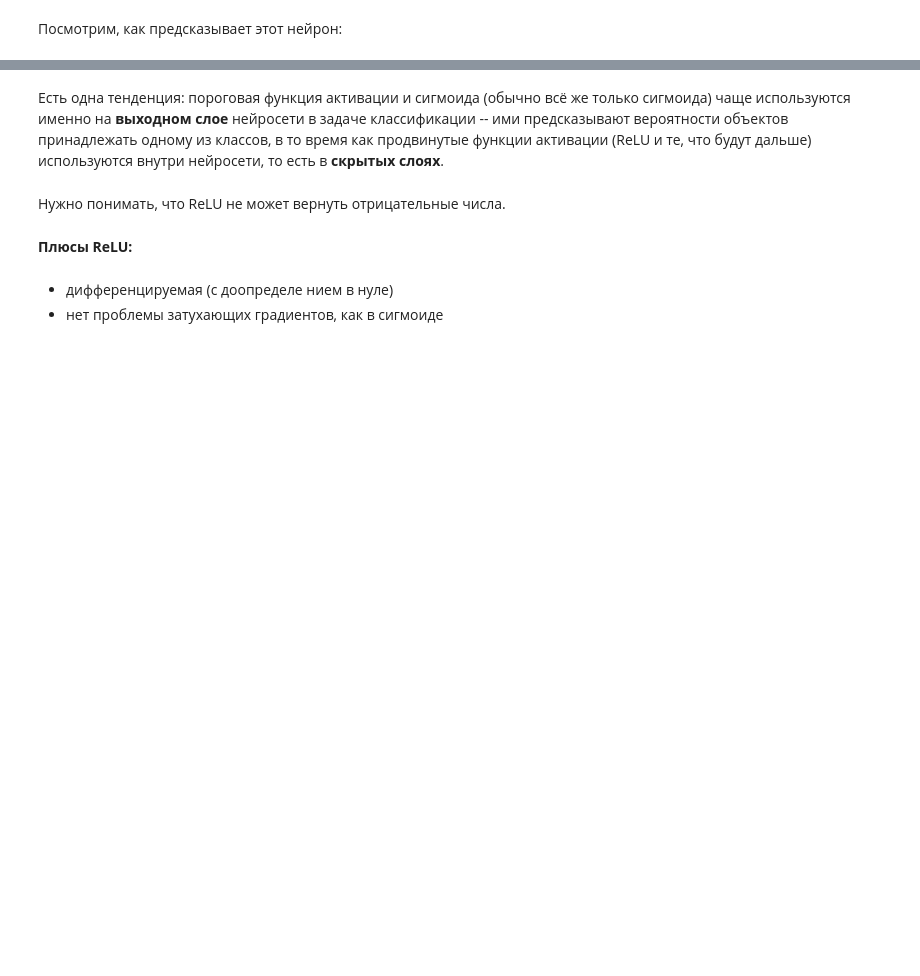
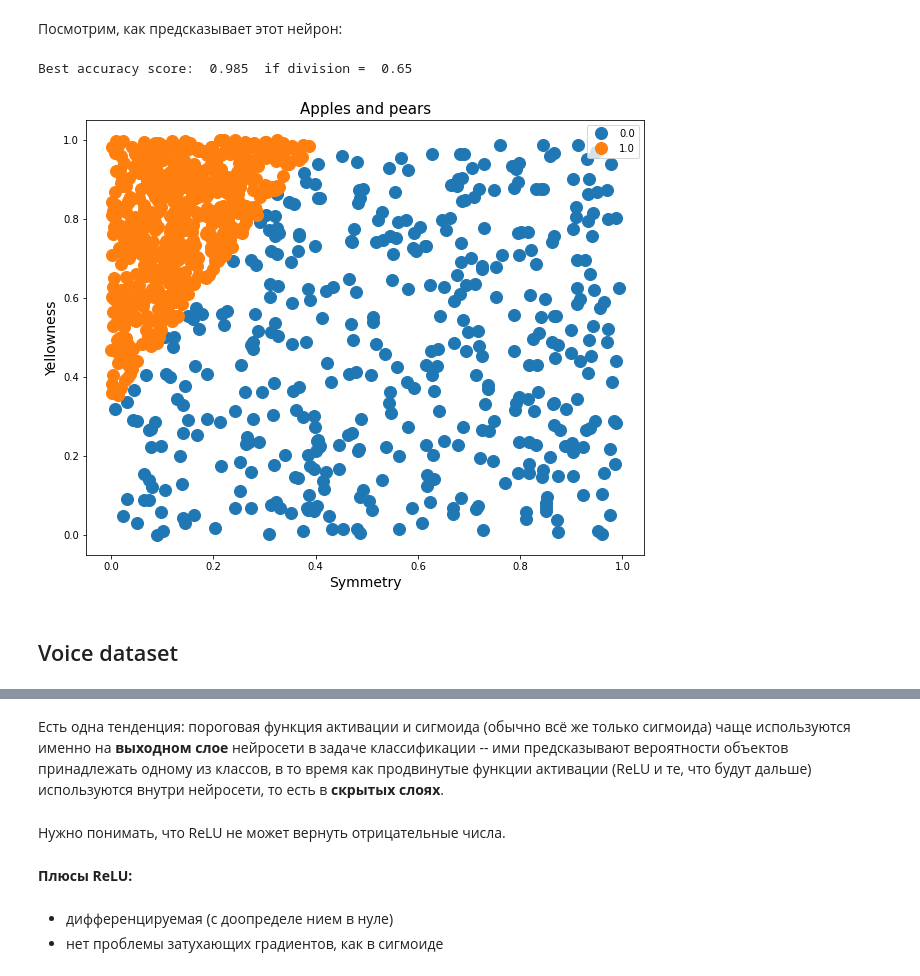
Before and after one commit to VanjaRo/ML-ITMO-Course, a Jupyter notebook: lab6_2.ipynb, the cells around one changed output, grey strips where cells are left out. Saved outputs shown, nothing was run; the diff lists cells and outputs as text; code cells hidden in the pictures; blank space fills up the shorter version.

```diff
--- a/lab6_2.ipynb
+++ b/lab6_2.ipynb
@@ -208,0 +265,21 @@ plt.show();
+# %%
+from sklearn.metrics import accuracy_score
+best = []
+for i in list(np.arange(0.1, 1.0, 0.01)):
+  best.append([accuracy_score(y, neuron.predict(X, i).reshape(-1, 1)), i])
+print('Best accuracy score: ', max(best)[0], " if division = ", round(max(best)[1], 2))
+division = max(best)[1]
+plt.figure(figsize=(10, 8))
+groups = data_a_p.groupby('target')
+for name, group in groups:
+    plt.plot(group.symmetry, group.yellowness, marker='o', linestyle='', markersize=12, label=name)
+plt.legend()
+plt.title('Apples and pears', fontsize=15)
+plt.xlabel('Symmetry', fontsize=14)
+plt.ylabel('Yellowness', fontsize=14)
+plt.show();
+# %% [output]
+Best accuracy score:  0.985  if division =  0.65
+[figure, added]
+# %% [markdown]
+## Voice dataset
```
Also changed, not shown: parts of 29 cells of this notebook.
